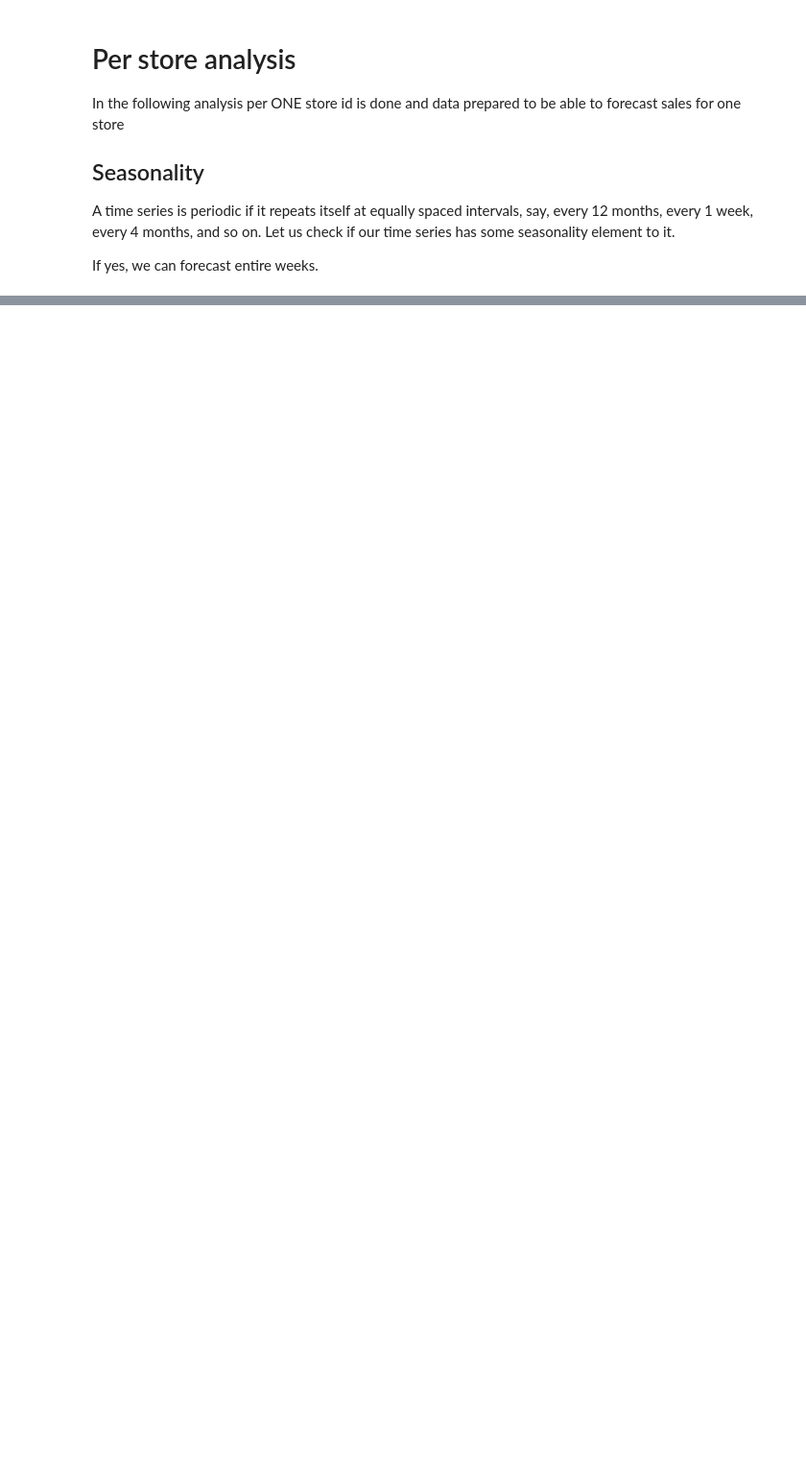
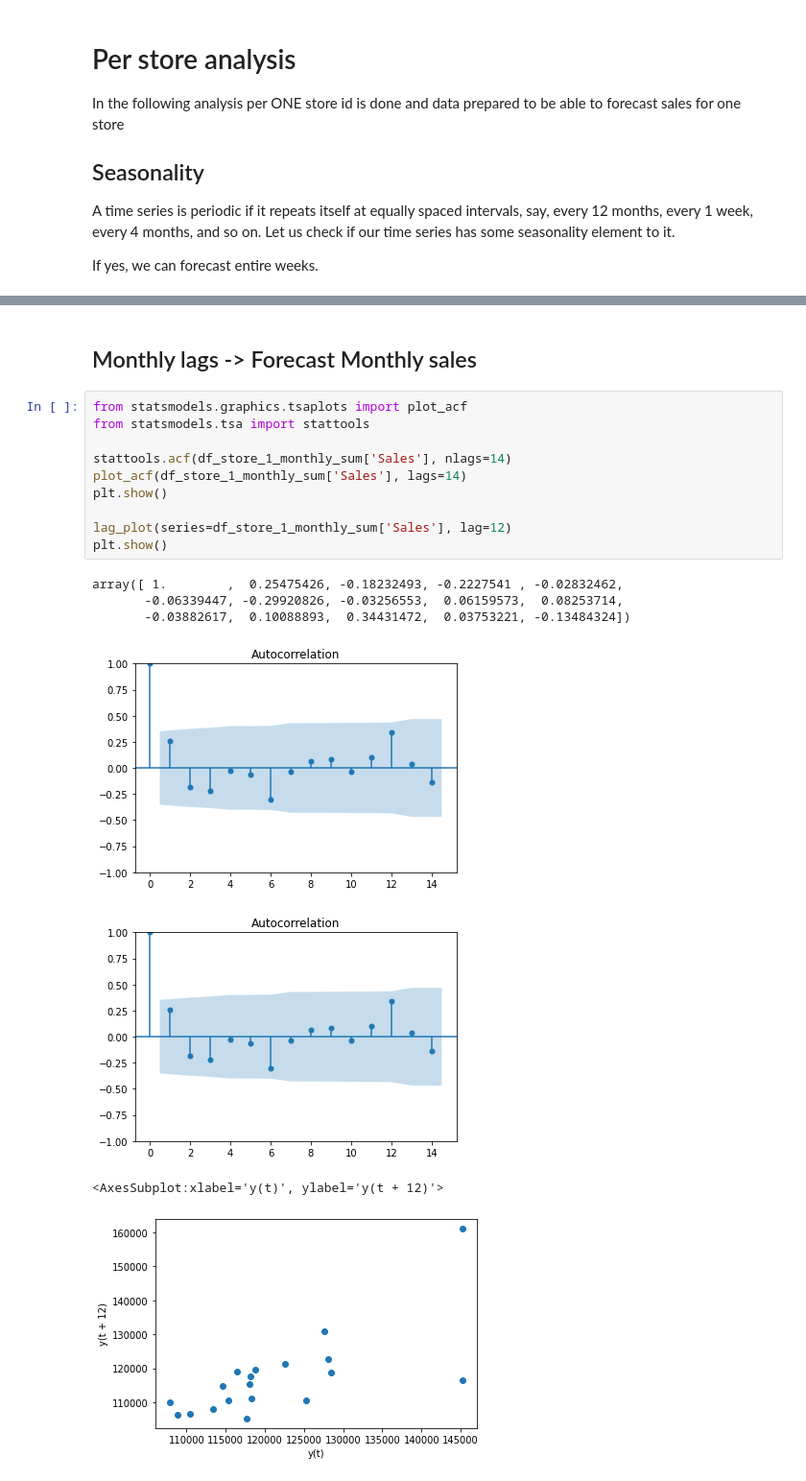
Before and after one commit to bruennijs/kaggle_rossmann_sales, a Jupyter notebook: regression.ipynb, the cells around one changed output, grey strips where cells are left out. Shown at 96% size. Drawn from its saved outputs; the diff is of its cells as text; blank space fills up the shorter version.

```diff
--- a/regression.ipynb
+++ b/regression.ipynb
@@ -187,0 +214,20 @@ for interval in [("2014-{}-01".format(month), "2014-{}-01".format(month+1)) for
+# %% [markdown]
+## Monthly lags -> Forecast Monthly sales
+# %%
+from statsmodels.graphics.tsaplots import plot_acf
+from statsmodels.tsa import stattools
+
+stattools.acf(df_store_1_monthly_sum['Sales'], nlags=14)
+plot_acf(df_store_1_monthly_sum['Sales'], lags=14)
+plt.show()
+
+lag_plot(series=df_store_1_monthly_sum['Sales'], lag=12)
+plt.show()
+# %% [output]
+array([ 1.        ,  0.25475426, -0.18232493, -0.2227541 , -0.02832462,
+       -0.06339447, -0.29920826, -0.03256553,  0.06159573,  0.08253714,
+       -0.03882617,  0.10088893,  0.34431472,  0.03753221, -0.13484324])
+[figure, added]
+[figure, added]
+<AxesSubplot:xlabel='y(t)', ylabel='y(t + 12)'>
+[figure, added]
```
Also changed, not shown: parts of 5 cells of this notebook, 1 other file.
